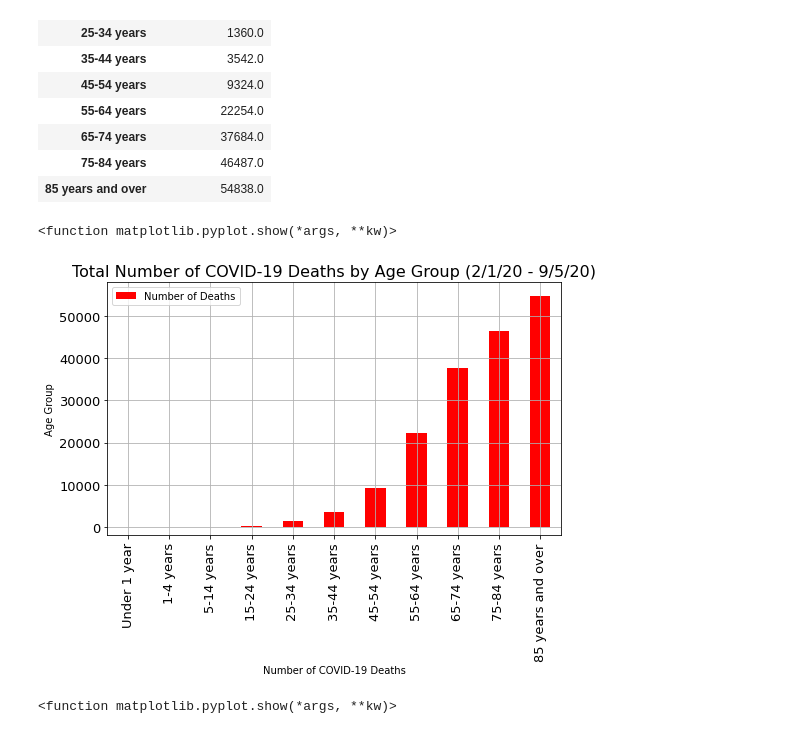
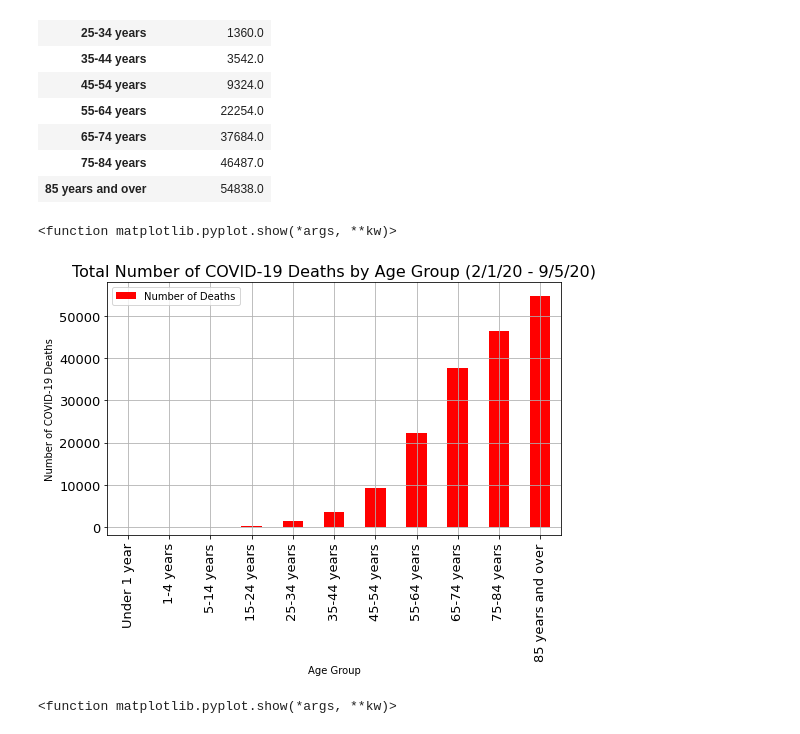
Before and after one commit to debrawu/ProjectOne, a Jupyter notebook: Project One - Data Cleansing.ipynb, the cells around one changed output. Saved outputs shown, nothing was run; the diff lists cells and outputs as text; code cells hidden in the pictures.

```diff
--- a/Project One - Data Cleansing.ipynb
+++ b/Project One - Data Cleansing.ipynb
@@ -174,22 +163,22 @@ death_by_age3.drop(columns=["age_index"])
 # %%
 ax = death_by_age3.plot(kind="bar", figsize=(8,6), color="red", fontsize=13)
 ax.set_alpha(0.8)
 
-plt.xlabel("Number of COVID-19 Deaths")
-plt.ylabel("Age Group")
+plt.xlabel("Age Group")
+plt.ylabel("Number of COVID-19 Deaths")
 
 plt.title("Total Number of COVID-19 Deaths by Age Group (2/1/20 - 9/5/20)", fontsize=16)
 
 plt.ylim(-2000, 58000)
 
 plt.grid(True)
 plt.tight_layout()
 
 plt.savefig("deaths_by_agegroup")
 plt.show
 # %% [output]
 <function matplotlib.pyplot.show(*args, **kw)>
-[figure, old version]
+[figure, new version]
 # %%
 x_values = death_by_age3.index
 y_values = death_by_age3['Number of Deaths']
```
Also changed, not shown: parts of 5 cells of this notebook, 5 other files.
